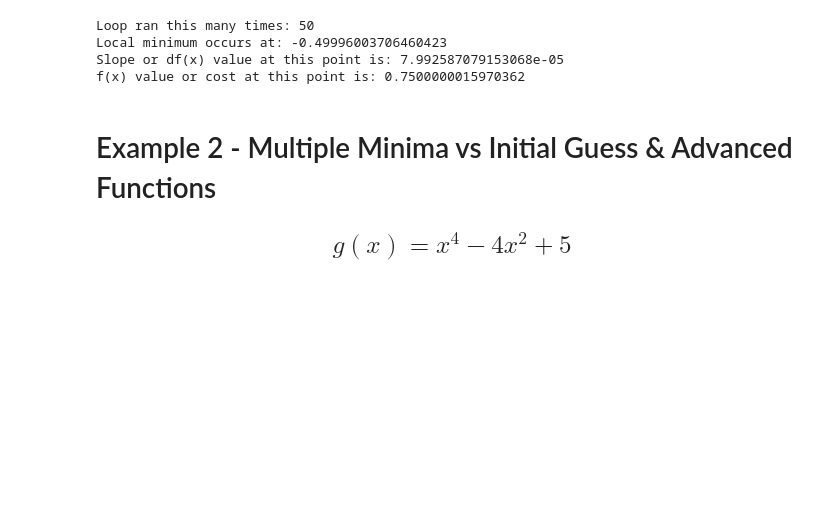
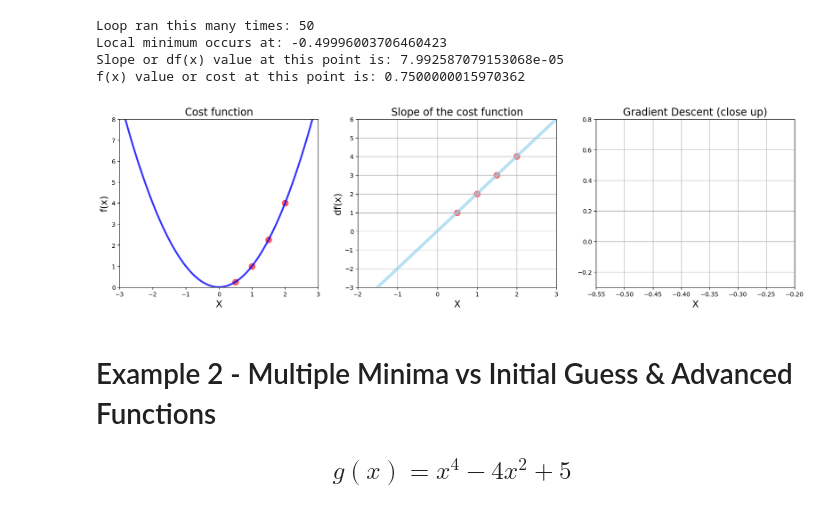
Before and after one commit to Laharikotipalli/Fmml_course_assignment, a Jupyter notebook: FMML_2022_Module_04_Project_2024.ipynb, the cells around one changed output. Drawn from its saved outputs; the diff is of its cells as text; code cells hidden in the pictures; blank space fills up the shorter version.

```diff
--- a/FMML_2022_Module_04_Project_2024.ipynb
+++ b/FMML_2022_Module_04_Project_2024.ipynb
@@ -126,6 +128,21 @@ Slope or df(x) value at this point is: 7.992587079153068e-05
 f(x) value or cost at this point is: 0.7500000015970362
 # %%
 # Superimpose the gradient descent calculations on plot
+import numpy as np
+
+import matplotlib.pyplot as plt
+
+def f(x):
+  return x**2
+
+def df(x):
+  return 2*x
+
+x_1=np.linspace(-3,3,100)
+
+x_list=np.array([0.5,1.0,1.5,2.0])
+
+slope_list=df(x_list)
 
 plt.figure(figsize=[20, 5])
 
@@ -144,33 +161,35 @@ plt.plot(x_1, f(x_1), color='blue', linewidth=3, alpha=0.8)
 values = np.array(x_list)
 plt.scatter(x_list, f(values), color='red', s=100, alpha=0.6)
 
 # 2 Chart: Derivative
 plt.subplot(1, 3, 2)
 
 plt.title('Slope of the cost function', fontsize=17)
 plt.xlabel('X', fontsize=16)
 plt.ylabel('df(x)', fontsize=16)
 plt.grid()
 plt.xlim(-2, 3)
 plt.ylim(-3, 6)
 
 plt.plot(x_1, df(x_1), color='skyblue', linewidth=5, alpha=0.6)
 plt.scatter(x_list, slope_list, color='red', s=100, alpha=0.5)
 
 # 3 Chart: Derivative (Close Up)
 plt.subplot(1, 3, 3)
 
 plt.title('Gradient Descent (close up)', fontsize=17)
 plt.xlabel('X', fontsize=16)
 plt.grid()
 plt.xlim(-0.55, -0.2)
 plt.ylim(-0.3, 0.8)
 
 plt.plot(x_1, df(x_1), color='skyblue', linewidth=6, alpha=0.8)
 plt.scatter(x_list, slope_list, color='red', s=300, alpha=0.6)
 
 
 plt.show()
+# %% [output]
+[figure, added]
 # %% [markdown]
 # Example 2 - Multiple Minima vs Initial Guess & Advanced Functions
 
```
Also changed, not shown: parts of 33 cells of this notebook.
